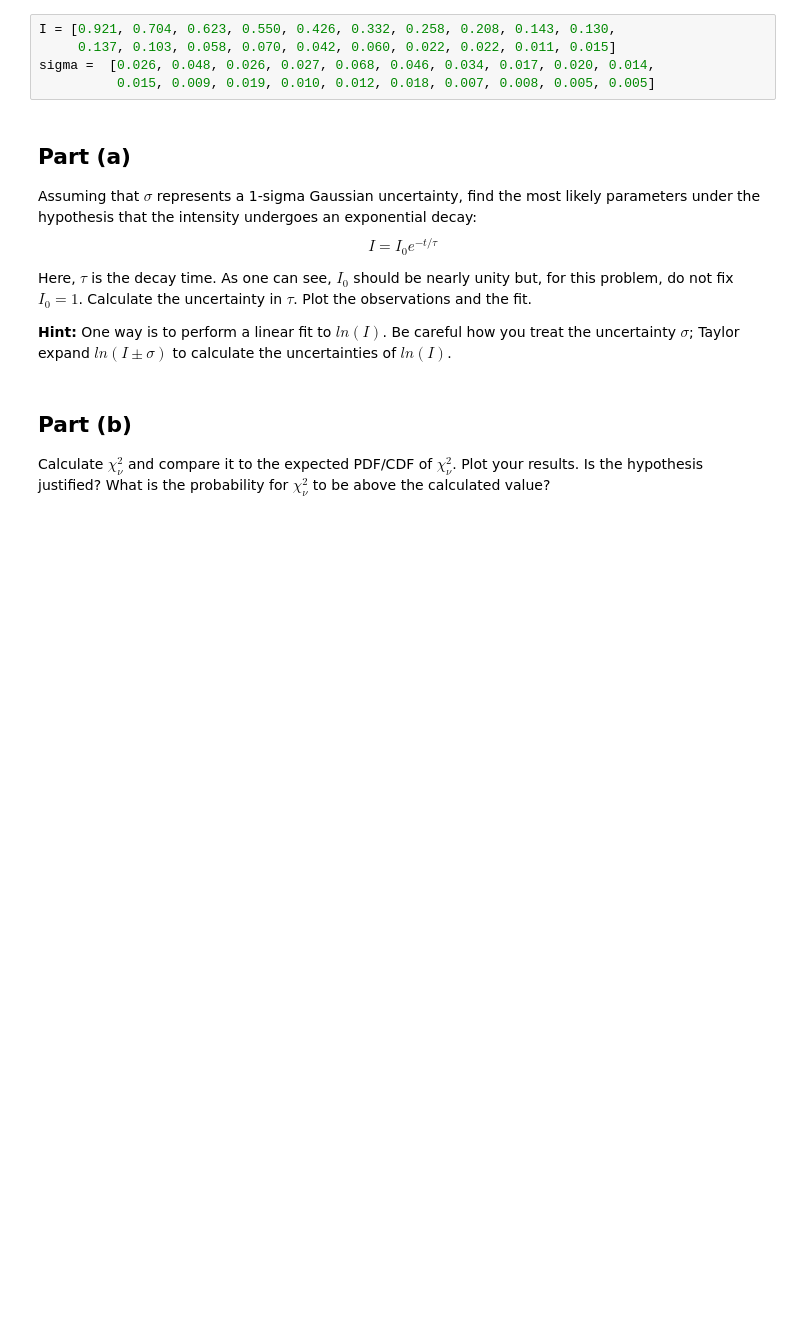
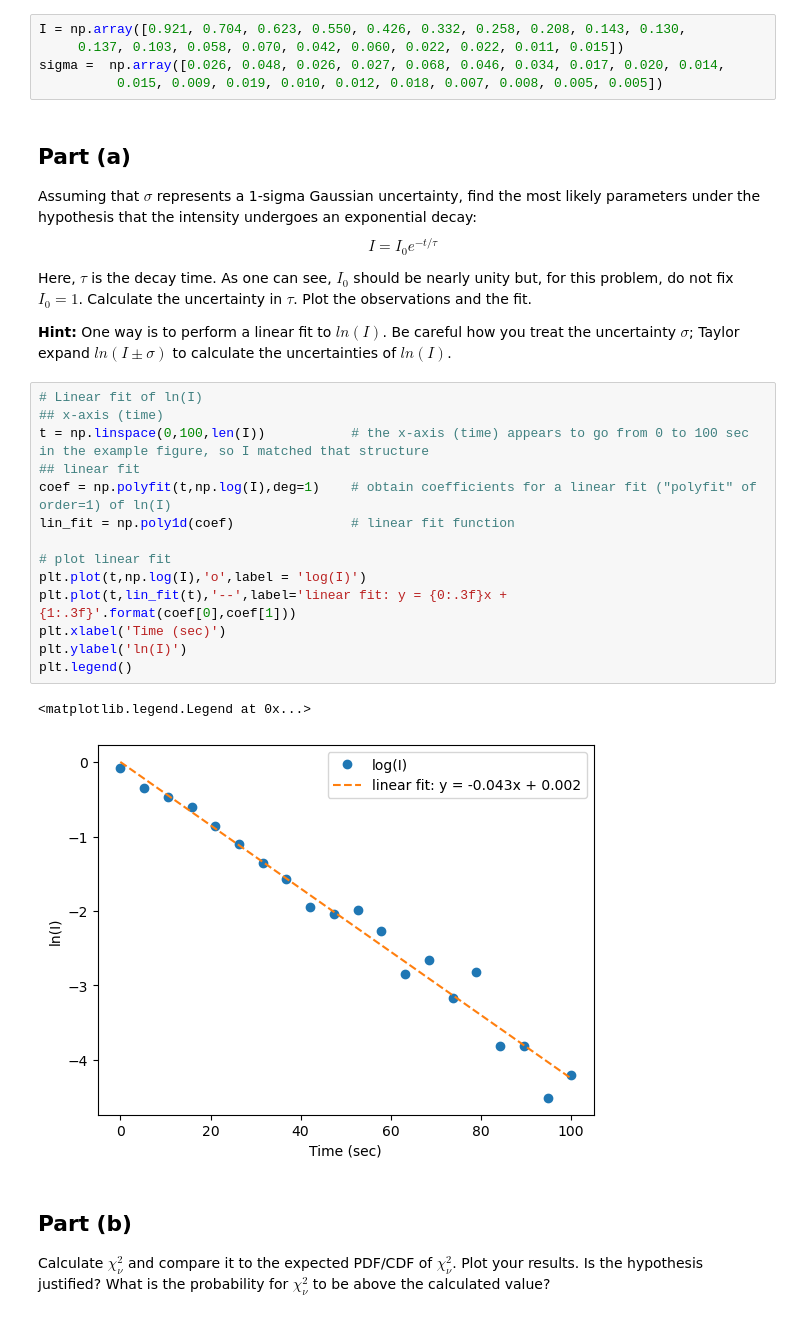
Before and after one commit to Rokkaan5/Code-Reference-Notebook, a Jupyter notebook: CU-Boulder/AstroPhys/HW/hw4/hw4.ipynb, the cells around one changed output. Saved outputs shown, nothing was run; the diff lists cells and outputs as text; blank space fills up the shorter version.

Commit message:
add code for linear fit to ln(I) in Q2

```diff
--- a/CU-Boulder/AstroPhys/HW/hw4/hw4.ipynb
+++ b/CU-Boulder/AstroPhys/HW/hw4/hw4.ipynb
@@ -50,10 +50,10 @@ $$ \sigma =  [0.026, 0.048, 0.026, 0.027, 0.068, 0.046, 0.034, 0.017, 0.020, 0.0
 <img src="light_curve.PNG" width="700"/>
 </center>
 # %%
-I = [0.921, 0.704, 0.623, 0.550, 0.426, 0.332, 0.258, 0.208, 0.143, 0.130,
-     0.137, 0.103, 0.058, 0.070, 0.042, 0.060, 0.022, 0.022, 0.011, 0.015]
-sigma =  [0.026, 0.048, 0.026, 0.027, 0.068, 0.046, 0.034, 0.017, 0.020, 0.014,
-          0.015, 0.009, 0.019, 0.010, 0.012, 0.018, 0.007, 0.008, 0.005, 0.005]
+I = np.array([0.921, 0.704, 0.623, 0.550, 0.426, 0.332, 0.258, 0.208, 0.143, 0.130,
+     0.137, 0.103, 0.058, 0.070, 0.042, 0.060, 0.022, 0.022, 0.011, 0.015])
+sigma =  np.array([0.026, 0.048, 0.026, 0.027, 0.068, 0.046, 0.034, 0.017, 0.020, 0.014,
+          0.015, 0.009, 0.019, 0.010, 0.012, 0.018, 0.007, 0.008, 0.005, 0.005])
 # %% [markdown]
 ## Part (a)
 Assuming that $\sigma$ represents a 1-sigma Gaussian uncertainty, find the most likely parameters under the hypothesis that the intensity undergoes an exponential decay:
@@ -62,6 +62,23 @@ $$I = I_0 e^{-t/\tau}$$
 Here, $\tau$ is the decay time. As one can see, $I_0$ should be nearly unity but, for this problem, do not fix $I_0 = 1$. Calculate the uncertainty in $\tau$. Plot the observations and the fit.
 
 **Hint:** One way is to perform a linear fit to $ln(I)$. Be careful how you treat the uncertainty $\sigma$; Taylor expand $ln(I\pm \sigma)$ to calculate the uncertainties of $ln(I)$.
+# %%
+# Linear fit of ln(I)
+## x-axis (time)
+t = np.linspace(0,100,len(I))           # the x-axis (time) appears to go from 0 to 100 sec in the example figure, so I matched that structure
+## linear fit
+coef = np.polyfit(t,np.log(I),deg=1)    # obtain coefficients for a linear fit ("polyfit" of order=1) of ln(I)
+lin_fit = np.poly1d(coef)               # linear fit function
+
+# plot linear fit
+plt.plot(t,np.log(I),'o',label = 'log(I)')
+plt.plot(t,lin_fit(t),'--',label='linear fit: y = {0:.3f}x + {1:.3f}'.format(coef[0],coef[1]))
+plt.xlabel('Time (sec)')
+plt.ylabel('ln(I)')
+plt.legend()
+# %% [output]
+<matplotlib.legend.Legend at 0x...>
+[figure, added]
 # %% [markdown]
 ## Part (b)
 Calculate $\chi_\nu^2$ and compare it to the expected PDF/CDF of $\chi_\nu^2$. Plot your results. Is the hypothesis justified? What is the probability for $\chi_\nu^2$ to be above the calculated value?
```
Also changed, not shown: 4 other files.
